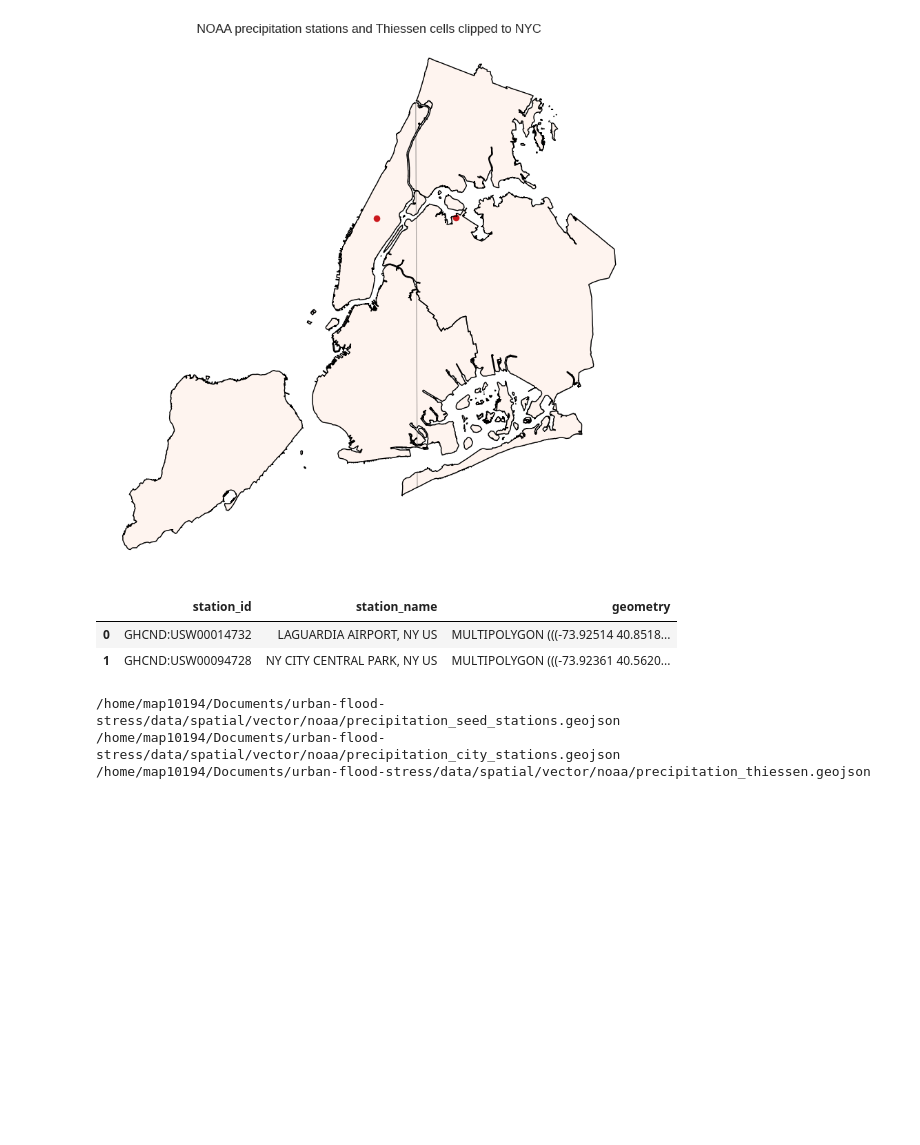
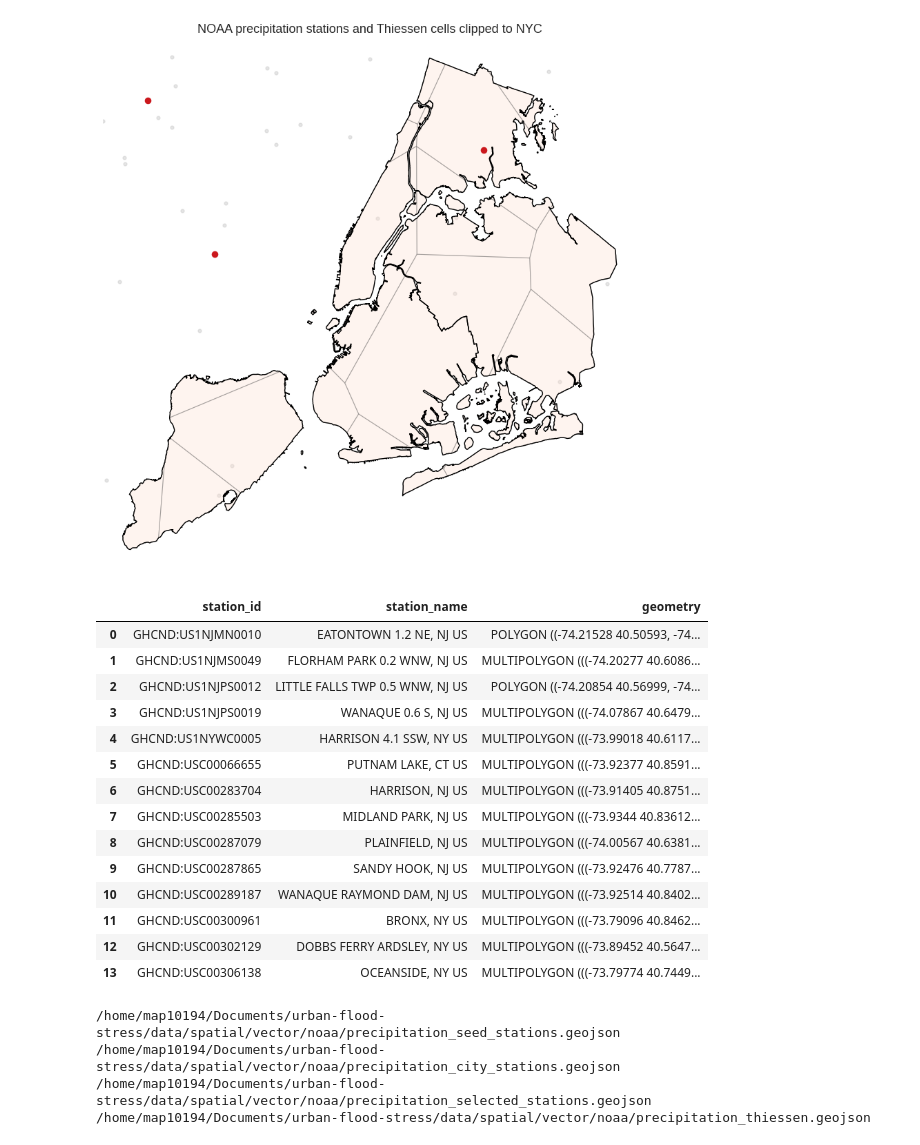
Before and after one commit to marioponce/urban-flood-stress, a Jupyter notebook: notebooks/precipitation.ipynb, the cells around one changed output. Cells and saved outputs as stored; diff of their text form; code cells hidden in the pictures; blank space fills up the shorter version.

Commit message:
Fix precipitation

```diff
--- a/notebooks/precipitation.ipynb
+++ b/notebooks/precipitation.ipynb
@@ -252,0 +367,41 @@ raw_precip
+# %%
+nyc_boroughs, nyc_union = load_nyc_boundary()
+station_catalog = load_station_inventory()
+
+seed_points = gpd.GeoDataFrame(
+    station_catalog,
+    geometry=gpd.points_from_xy(station_catalog['lon'], station_catalog['lat']),
+    crs='EPSG:4326',
+)
+seed_thiessen = build_thiessen(seed_points, nyc_union)
+
+city_station_ids = set(seed_thiessen['station_id'].astype(str))
+city_stations = station_catalog[station_catalog['station_id'].isin(city_station_ids)].copy().sort_values('station_id').reset_index(drop=True)
+if city_stations.empty:
+    raise ValueError('No se encontraron estaciones de precipitación dentro de NYC.')
+
+# Edita esta lista antes de correr la descarga si quieres un subconjunto.
+wanted_station_ids = []
+if wanted_station_ids:
+    analysis_stations = city_stations.loc[city_stations['station_id'].isin(wanted_station_ids)].copy()
+else:
+    analysis_stations = city_stations.copy()
+analysis_stations = analysis_stations.sort_values('station_id').reset_index(drop=True)
+analysis_points = gpd.GeoDataFrame(
+    analysis_stations,
+    geometry=gpd.points_from_xy(analysis_stations['lon'], analysis_stations['lat']),
+    crs='EPSG:4326',
+)
+
+raw_precip = load_or_fetch_precip(analysis_stations['station_id'].tolist())
+raw_precip = raw_precip.merge(
+    analysis_stations[['station_id', 'station_name', 'lat', 'lon']],
+    on='station_id',
+    how='left',
+)
+
+print(f'Estaciones del catalogo: {len(station_catalog):,}')
+print(f'Estaciones que intersectan NYC: {len(city_stations):,}')
+print(f'Estaciones seleccionadas para el analisis: {len(analysis_stations):,}')
+print(f'Registros NOAA descargados: {len(raw_precip):,}')
+raw_precip.head()
@@ -253,34 +424,57 @@ raw_precip
 # %%
-# Mapa: red seed, red activa para NYC y Thiessen recortado.
+# Mapa: red seed, red activa para NYC y estaciones seleccionadas.
 fig, ax = plt.subplots(figsize=(10, 10))
 nyc_boroughs.boundary.plot(ax=ax, color='black', linewidth=1)
 seed_points.plot(ax=ax, color='0.78', markersize=12, alpha=0.45)
 seed_thiessen.plot(ax=ax, color='#fee0d2', alpha=0.35, edgecolor='0.35', linewidth=0.8)
-city_points.plot(ax=ax, color='#cb181d', markersize=35)
+analysis_points.plot(ax=ax, color='#cb181d', markersize=35)
 set_map_extent(ax, nyc_union, pad=0.04)
 ax.set_title('NOAA precipitation stations and Thiessen cells clipped to NYC', fontsize=13)
 ax.set_axis_off()
 plt.show()
 
 seed_thiessen[['station_id', 'station_name', 'geometry']]
 # %% [output]
-[figure, old version]
+[figure, new version]
 |  | station_id | station_name | geometry |
-| 0 | GHCND:USW00014732 | LAGUARDIA AIRPORT, NY US | MULTIPOLYGON (((-73.92514 40.8518... |
-| 1 | GHCND:USW00094728 | NY CITY CENTRAL PARK, NY US | MULTIPOLYGON (((-73.92361 40.5620... |
+| 0 | GHCND:US1NJMN0010 | EATONTOWN 1.2 NE, NJ US | POLYGON ((-74.21528 40.50593, -74... |
+| 1 | GHCND:US1NJMS0049 | FLORHAM PARK 0.2 WNW, NJ US | MULTIPOLYGON (((-74.20277 40.6086... |
+| 2 | GHCND:US1NJPS0012 | LITTLE FALLS TWP 0.5 WNW, NJ US | POLYGON ((-74.20854 40.56999, -74... |
+| 3 | GHCND:US1NJPS0019 | WANAQUE 0.6 S, NJ US | MULTIPOLYGON (((-74.07867 40.6479... |
+| 4 | GHCND:US1NYWC0005 | HARRISON 4.1 SSW, NY US | MULTIPOLYGON (((-73.99018 40.6117... |
+| 5 | GHCND:USC00066655 | PUTNAM LAKE, CT US | MULTIPOLYGON (((-73.92377 40.8591... |
+| 6 | GHCND:USC00283704 | HARRISON, NJ US | MULTIPOLYGON (((-73.91405 40.8751... |
+| 7 | GHCND:USC00285503 | MIDLAND PARK, NJ US | MULTIPOLYGON (((-73.9344 40.83612... |
+| 8 | GHCND:USC00287079 | PLAINFIELD, NJ US | MULTIPOLYGON (((-74.00567 40.6381... |
+| 9 | GHCND:USC00287865 | SANDY HOOK, NJ US | MULTIPOLYGON (((-73.92476 40.7787... |
+| 10 | GHCND:USC00289187 | WANAQUE RAYMOND DAM, NJ US | MULTIPOLYGON (((-73.92514 40.8402... |
+| 11 | GHCND:USC00300961 | BRONX, NY US | MULTIPOLYGON (((-73.79096 40.8462... |
+| 12 | GHCND:USC00302129 | DOBBS FERRY ARDSLEY, NY US | MULTIPOLYGON (((-73.89452 40.5647... |
+| 13 | GHCND:USC00306138 | OCEANSIDE, NY US | MULTIPOLYGON (((-73.79774 40.7449... |
 # %%
 # Guardar capas espaciales.
 seed_points_out = SPATIAL_OUTPUT_DIR / 'precipitation_seed_stations.geojson'
 city_points_out = SPATIAL_OUTPUT_DIR / 'precipitation_city_stations.geojson'
+analysis_points_out = SPATIAL_OUTPUT_DIR / 'precipitation_selected_stations.geojson'
 thiessen_out = SPATIAL_OUTPUT_DIR / 'precipitation_thiessen.geojson'
+
 seed_points.to_file(seed_points_out, driver='GeoJSON')
+city_points = gpd.GeoDataFrame(
+    city_stations,
+    geometry=gpd.points_from_xy(city_stations['lon'], city_stations['lat']),
+    crs='EPSG:4326',
+)
 city_points.to_file(city_points_out, driver='GeoJSON')
+analysis_points.to_file(analysis_points_out, driver='GeoJSON')
 seed_thiessen.to_file(thiessen_out, driver='GeoJSON')
+
 print(seed_points_out)
 print(city_points_out)
+print(analysis_points_out)
 print(thiessen_out)
 # %% [output]
 /home/map10194/Documents/urban-flood-stress/data/spatial/vector/noaa/precipitation_seed_stations.geojson
 /home/map10194/Documents/urban-flood-stress/data/spatial/vector/noaa/precipitation_city_stations.geojson
+/home/map10194/Documents/urban-flood-stress/data/spatial/vector/noaa/precipitation_selected_stations.geojson
 /home/map10194/Documents/urban-flood-stress/data/spatial/vector/noaa/precipitation_thiessen.geojson
 # %%
```
Also changed, not shown: parts of 11 cells of this notebook, 3 other files.
